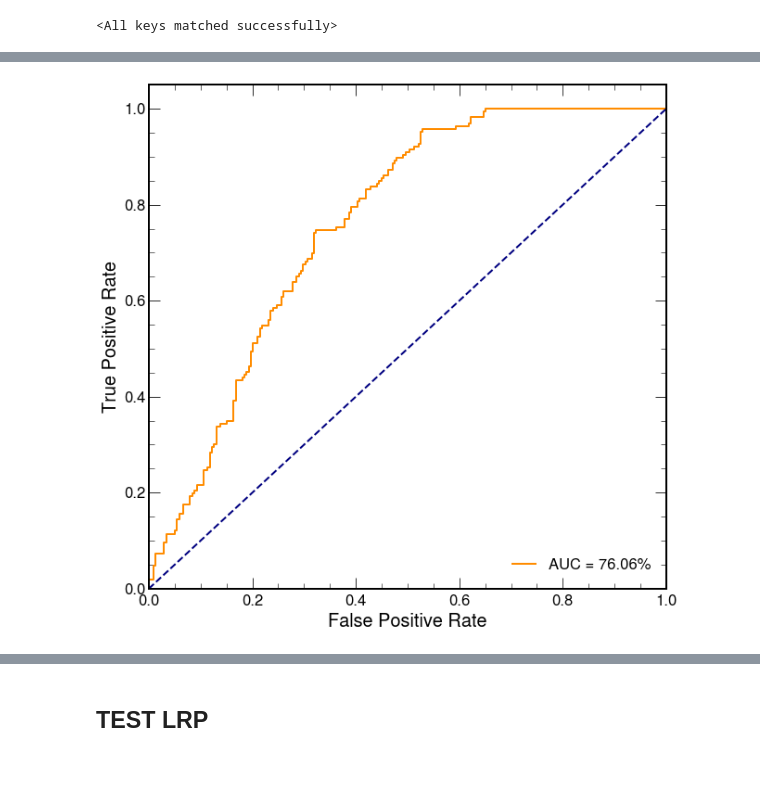
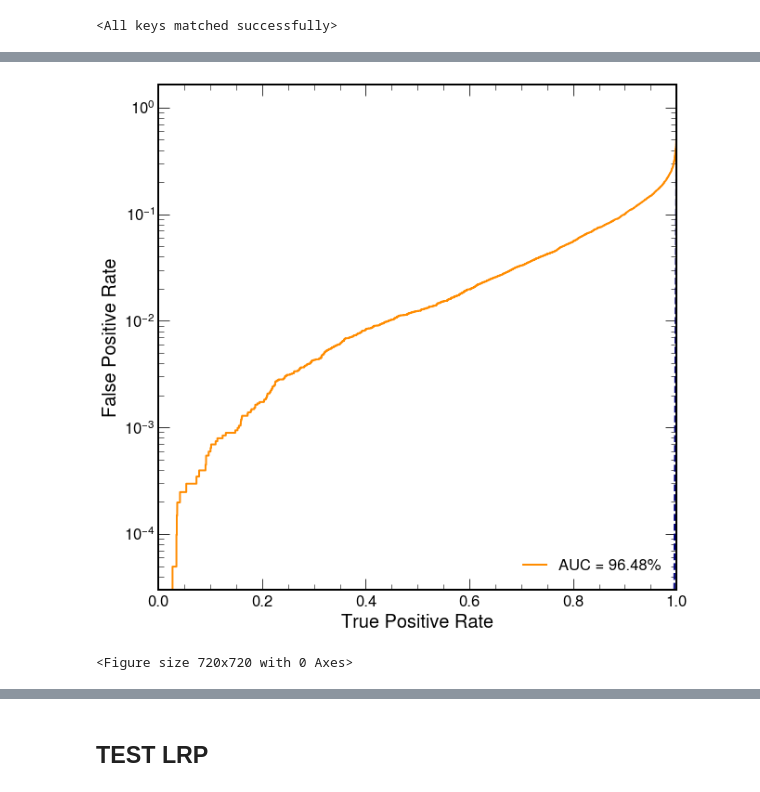
Before and after one commit to farakiko/xai4hep, a Jupyter notebook: binder/particlenet.ipynb, the cells around one changed output, grey strips where cells are left out. Drawn from its saved outputs; the diff is of its cells as text; code cells hidden in the pictures.

```diff
--- a/binder/particlenet.ipynb
+++ b/binder/particlenet.ipynb
@@ -54,5 +71,5 @@ for i, batch in enumerate(loader):
         y_score = torch.cat([y_score, preds[:].reshape(-1)])
         y_test = torch.cat([y_test, batch.y])
 
-    if i==100:
+    if i==10000:
         break
@@ -99,39 +76,26 @@ tensor([1, 0, 1, 1, 0, 0, 1, 1, 0, 1, 1, 0, 0, 0, 1, 1, 1, 0, 1, 1, 0, 0, 1, 0,
 # %%
-import numpy as np
-import matplotlib.pyplot as plt
-from itertools import cycle
-
-from sklearn import svm, datasets
-from sklearn.metrics import roc_curve, auc
-from sklearn.model_selection import train_test_split
-from sklearn.preprocessing import label_binarize
-from sklearn.multiclass import OneVsRestClassifier
-from sklearn.metrics import roc_auc_score
-%matplotlib inline
-
-import mplhep as hep
-plt.style.use(hep.style.CMS)
-plt.rcParams.update({'font.size': 20})
-
 # Compute ROC curve and ROC area for each class
 fpr, tpr, _ = roc_curve(y_test, y_score)
 roc_auc = auc(fpr, tpr)
 
 fig, ax = plt.subplots()
 ax.plot(
+    tpr,
     fpr,
-    tpr,
     color="darkorange",
     lw=2,
     label=f"AUC = {round(auc(fpr, tpr)*100,2)}%",
 )
-plt.plot([0, 1], [0, 1], color="navy", lw=lw, linestyle="--")
+plt.plot([0, 1], [0, 1], color="navy", lw=2, linestyle="--")
 plt.xlim([0.0, 1.0])
-plt.ylim([0.0, 1.05])
-plt.xlabel("False Positive Rate")
-plt.ylabel("True Positive Rate")
+# plt.ylim([0.0, 1])
+plt.ylabel("False Positive Rate")
+plt.xlabel("True Positive Rate")
+plt.yscale('log')
 # plt.title("")
 plt.legend(loc="lower right")
 plt.show()
+plt.savefig('Roc_curve.pdf');
 # %% [output]
-[figure, old version]
+[figure, new version]
+<Figure size 720x720 with 0 Axes>
```
Also changed, not shown: parts of 15 cells of this notebook, 6 other files.
